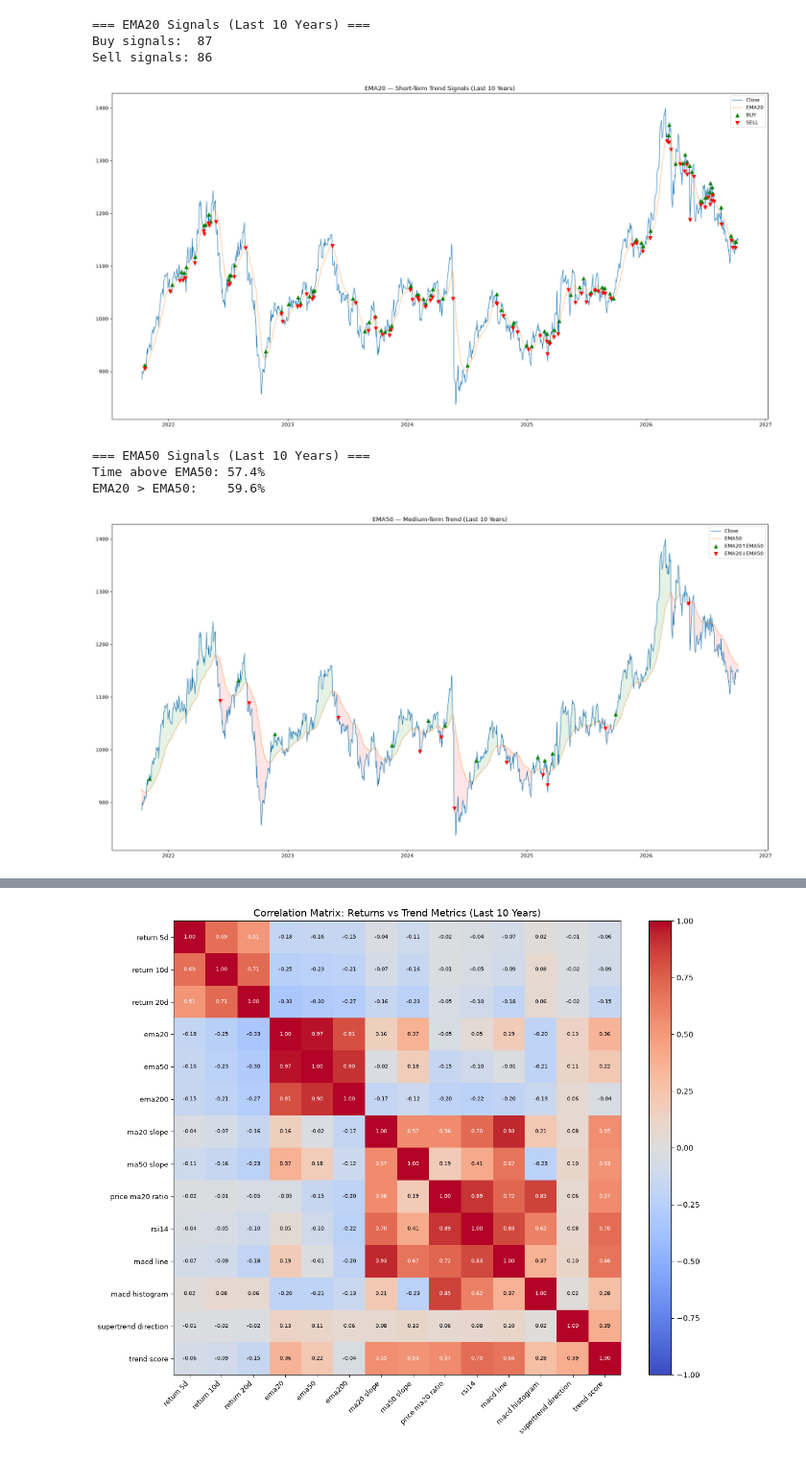
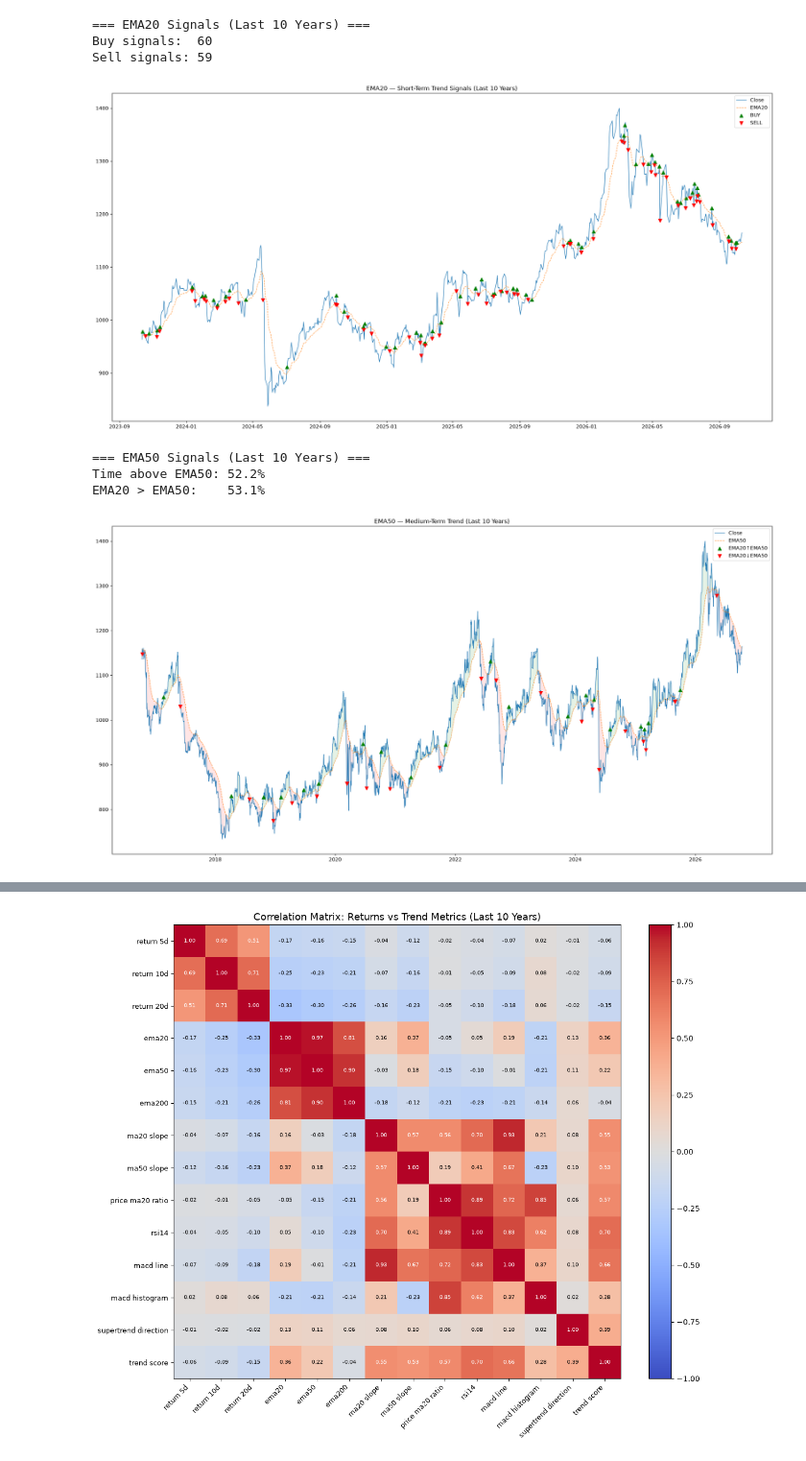
Before and after one commit to gavinklfong/stock-market-ta-local, a Jupyter notebook: notebook/trend_analysis.ipynb, the cells around one changed output, grey strips where cells are left out. Shown at 96% size. Cells and saved outputs as stored; diff of their text form; code cells hidden in the pictures.

```diff
--- a/notebook/trend_analysis.ipynb
+++ b/notebook/trend_analysis.ipynb
@@ -13,7 +55,7 @@ ema20 = df["ta_ema20"]
 close = df["Close"]
 
 # --- FILTER TO LAST 10 YEARS ---
-cutoff = df.index.max() - pd.DateOffset(years=5)
+cutoff = df.index.max() - pd.DateOffset(years=3)
 df_recent = df[df.index >= cutoff]
 
 close = df_recent["Close"]
@@ -43,16 +85,16 @@ ax.set_title("EMA20 — Short-Term Trend Signals (Last 10 Years)")
 plt.show()
 # %% [output]
 === EMA20 Signals (Last 10 Years) ===
-Buy signals:  87
-Sell signals: 86
+Buy signals:  60
+Sell signals: 59
-[figure, old version]
+[figure, new version]
 # %%
 # === 3. EMA50 ===
 ema50 = df["ta_ema50"]
 close = df["Close"]
 
 # --- FILTER TO LAST 10 YEARS ---
-cutoff = df.index.max() - pd.DateOffset(years=5)
+cutoff = df.index.max() - pd.DateOffset(years=10)
 df_recent = df[df.index >= cutoff]
 
 close = df_recent["Close"]
@@ -61,36 +103,36 @@ ema50 = df_recent["ta_ema50"]
 
 df_recent["price_above_ema50"] = close > ema50
 df_recent["ema20_above_ema50"] = ema20 > ema50
 df_recent["prev_ema20_above_ema50"] = df_recent["ema20_above_ema50"].shift(1)
 df_recent["ema50_buy_signal"] = df_recent["ema20_above_ema50"] == True
 df_recent["ema50_sell_signal"] = df_recent["ema20_above_ema50"] == False
 df_recent["golden_cross"] = (df_recent["ema20_above_ema50"] == True) & (df_recent["prev_ema20_above_ema50"] == False)
 df_recent["death_cross"] = (df_recent["ema20_above_ema50"] == False) & (df_recent["prev_ema20_above_ema50"] == True)
 
 print("\n=== EMA50 Signals (Last 10 Years) ===")
 print(f"Time above EMA50: {(df_recent['price_above_ema50']).mean()*100:.1f}%")
 print(f"EMA20 > EMA50:    {(df_recent['ema20_above_ema50']).mean()*100:.1f}%")
 
 ema50_cross_buy_idx = df_recent[df_recent["golden_cross"]].index
 ema50_cross_buy_prices = close[ema50_cross_buy_idx]
 ema50_cross_sell_idx = df_recent[df_recent["death_cross"]].index
 ema50_cross_sell_prices = close[ema50_cross_sell_idx]
 
 fig, ax = plt.subplots(figsize=(24, 12))
 ax.plot(close.index, close, label="Close", linewidth=1)
 ax.plot(close.index, ema50, label="EMA50", linestyle="--", linewidth=1, alpha=0.8)
 ax.fill_between(close.index, close, ema50, where=(close >= ema50), alpha=0.1, color="green")
 ax.fill_between(close.index, close, ema50, where=(close < ema50), alpha=0.1, color="red")
 ax.scatter(ema50_cross_buy_idx, ema50_cross_buy_prices, marker="^", color="green", s=50, label="EMA20↑EMA50", zorder=5)
 ax.scatter(ema50_cross_sell_idx, ema50_cross_sell_prices, marker="v", color="red", s=50, label="EMA20↓EMA50", zorder=5)
 ax.legend()
 ax.set_title("EMA50 — Medium-Term Trend (Last 10 Years)")
 plt.show()
 # %% [output]
 === EMA50 Signals (Last 10 Years) ===
-Time above EMA50: 57.4%
-EMA20 > EMA50:    59.6%
+Time above EMA50: 52.2%
+EMA20 > EMA50:    53.1%
-[figure, old version]
+[figure, new version]
 # %%
 # === 4. EMA200 ===
 ema200 = df["ta_ema200"]
```
Also changed, not shown: parts of 14 cells of this notebook, 1 other file.
